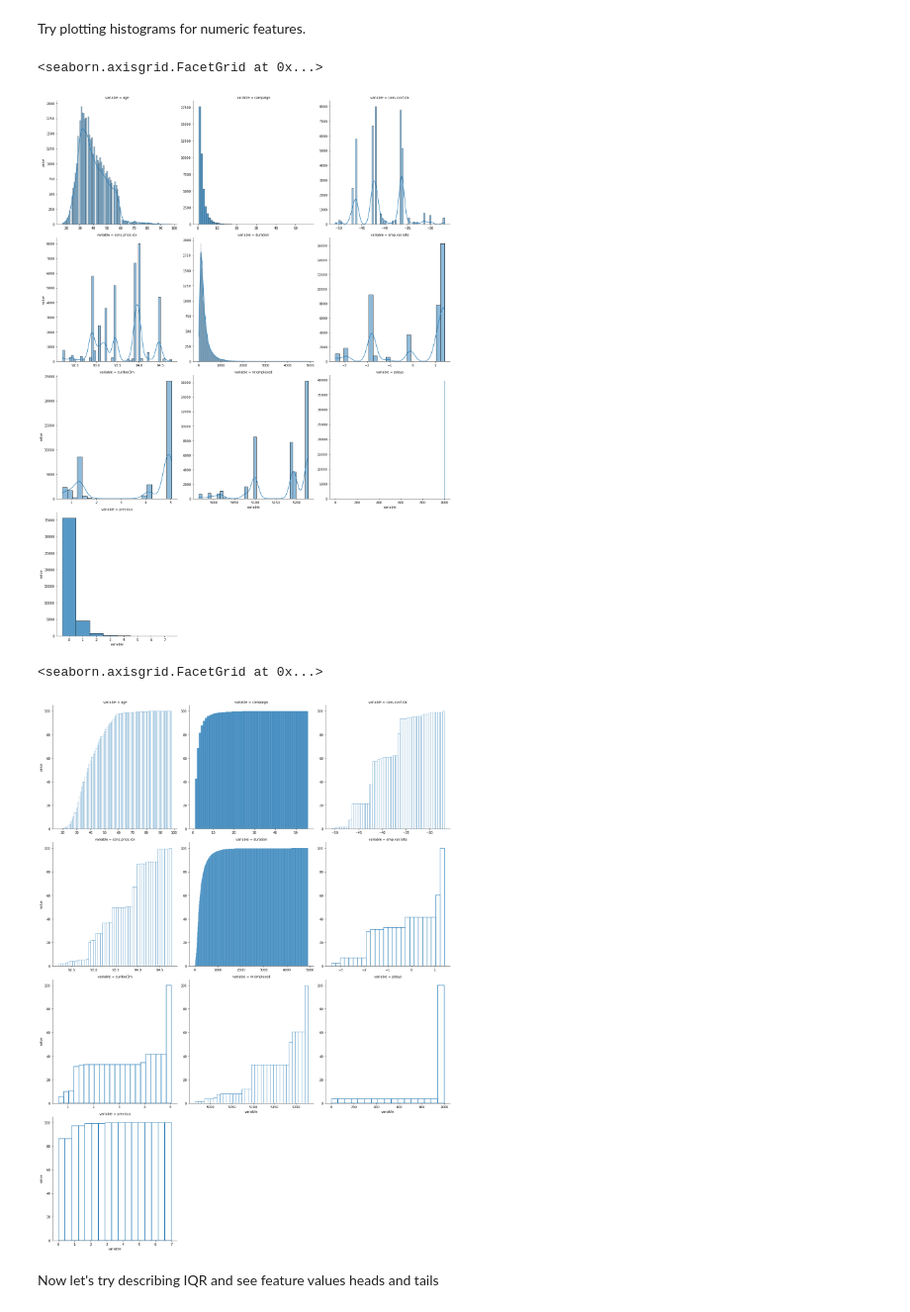
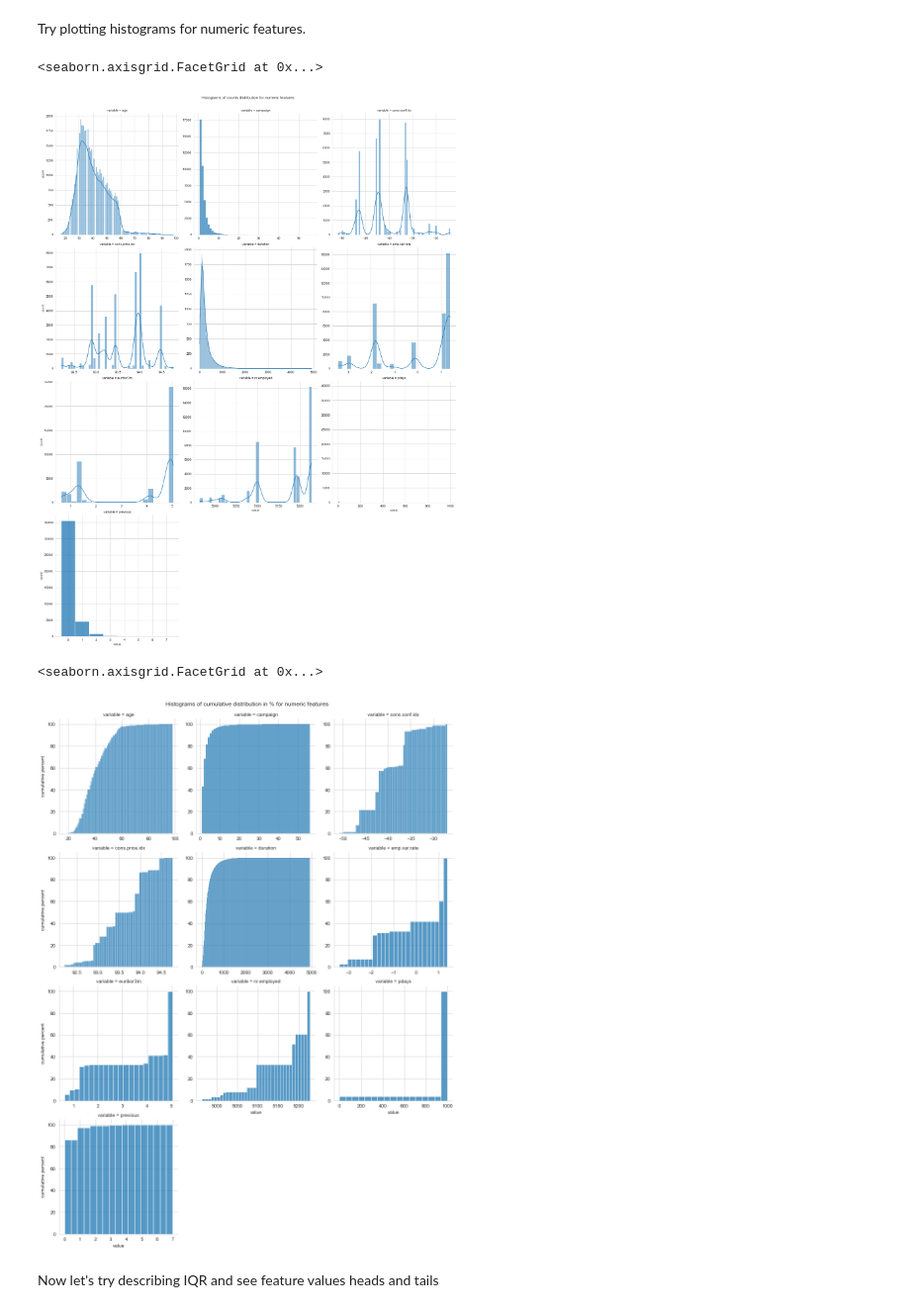
Before and after one commit to sivikt/dstrials, a Jupyter notebook: DSMP#1/2_eda/homework.ipynb, the cells around one changed output. Shown: that part at 99% size. Drawn from its saved outputs; the diff is of its cells as text; code cells hidden in the pictures.

```diff
--- a/DSMP#1/2_eda/homework.ipynb
+++ b/DSMP#1/2_eda/homework.ipynb
@@ -6,9 +6,11 @@ https://www.kaggle.com/code/pmarcelino/comprehensive-data-exploration-with-pytho
 %reload_ext autoreload
 %autoreload 2
 
+import math
 import pathlib
 import sys
 
+import matplotlib.pyplot as plt
 import pandas as pd
 import seaborn as sns
 
@@ -19,12 +21,14 @@ from ext_func import diff_lists
 from plotting import (
     ordered_countplot_facet_grid,
     perc_barplot_facet_grid,
-    distplot_facet_grid,
+    distplot_count_facet_grid,
+    distplot_percent_facet_grid,
     boxplot_facet_grid
 )
 
 pd.set_option('display.max_columns', None)
 pd.set_option('display.max_colwidth', None)
+sns.set_style('whitegrid')
 
 %matplotlib inline
 # %% [markdown]
@@ -187,7 +192,8 @@ display(data.groupby(target_feature)[numeric_features].describe(percentiles=[.5,
 # %% [markdown]
 Try plotting histograms for numeric features.
 # %%
-distplot_facet_grid(
+distplot_count_facet_grid(
+    title='Histograms of counts distribution for numeric features',
     data=numeric_long_data,
     plots_for='variable',
     values_col='value',
@@ -196,22 +202,23 @@ distplot_facet_grid(
         'pdays': dict(discrete=True),
         'previous': dict(discrete=True)
     },
-    facet_kws=dict(height=6, col_wrap=3, sharex=False, sharey=False)
+    facet_kws=dict(height=6, col_wrap=3, sharex=False, sharey=False, margin_titles=True)
 )
 # %% [output]
 <seaborn.axisgrid.FacetGrid at 0x...>
-[figure, old version]
+[figure, new version]
 # %%
-distplot_facet_grid(
+distplot_percent_facet_grid(
+    title='Histograms of cumulative distribution in % for numeric features',
     data=numeric_long_data,
     plots_for='variable',
     values_col='value',
-    feature_plot_kws={k: dict(cumulative=True, fill=False, stat='percent') for k in numeric_features},
-    facet_kws=dict(height=6, col_wrap=3, sharex=False, sharey=False)
+    feature_plot_kws={k: dict(cumulative=True, fill=True, stat='percent') for k in numeric_features},
+    facet_kws=dict(height=4, col_wrap=3, sharex=False, sharey=False)
 )
 # %% [output]
 <seaborn.axisgrid.FacetGrid at 0x...>
-[figure, old version]
+[figure, new version]
 # %% [markdown]
 Now let's try describing IQR and see feature values heads and tails
 # %%
```
Also changed, not shown: parts of 12 cells of this notebook, 1 other file.
